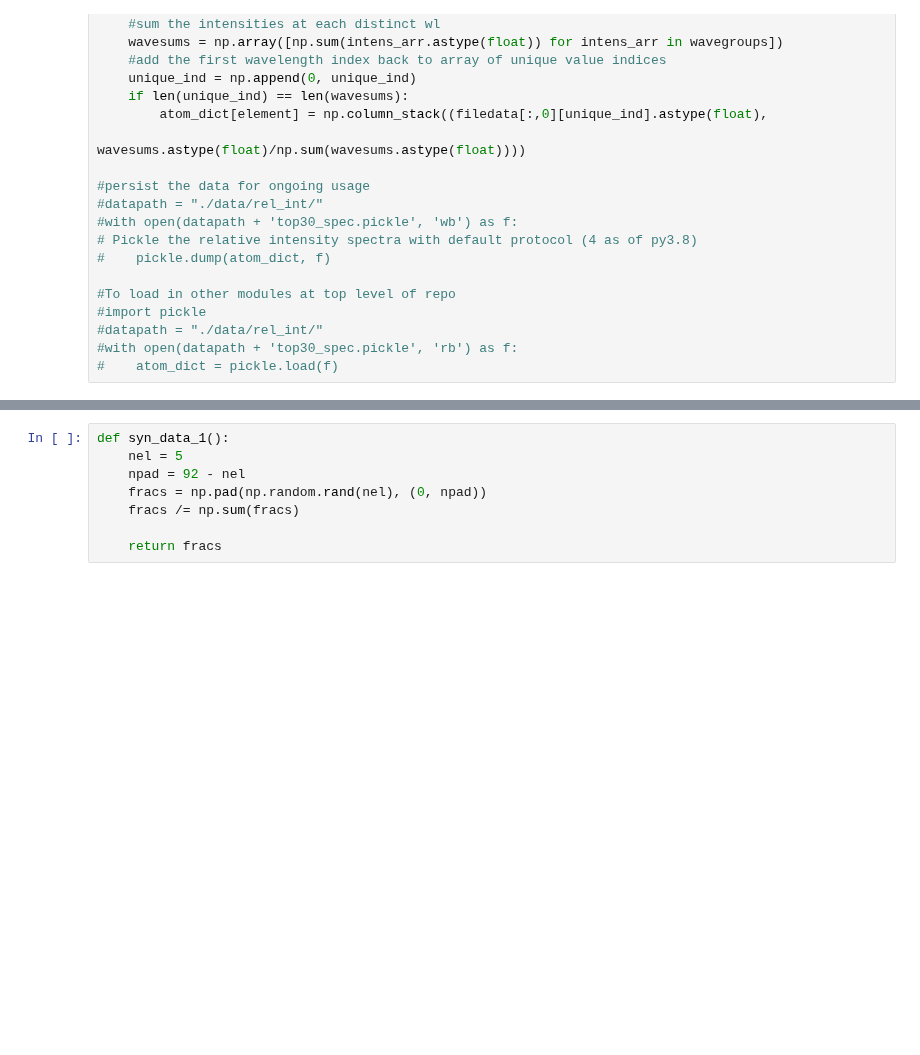
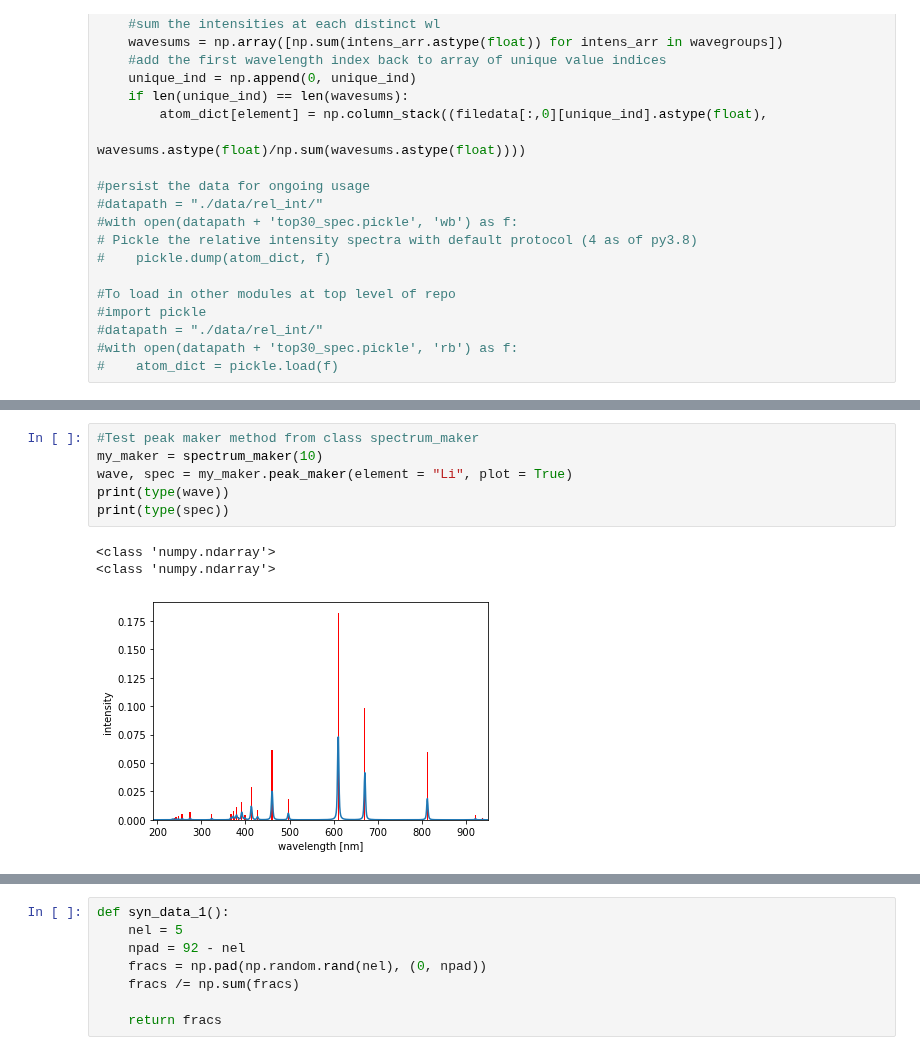
Before and after one commit to MWhitta/phaseMAP, a Jupyter notebook: LIBS_Training.ipynb, the cells around one changed output, grey strips where cells are left out. Saved outputs shown, nothing was run; the diff lists cells and outputs as text; blank space fills up the shorter version.

Commit message:
refactor class init, add peak_maker refactor make_spectra methods

```diff
--- a/LIBS_Training.ipynb
+++ b/LIBS_Training.ipynb
@@ -305,3 +307,13 @@ class spectrum_maker():
         bv_data = torch.Tensor(bv_data)
 
         return wave, bt_data, bv_data
+# %%
+#Test peak maker method from class spectrum_maker
+my_maker = spectrum_maker(10)
+wave, spec = my_maker.peak_maker(element = "Li", plot = True)
+print(type(wave))
+print(type(spec))
+# %% [output]
+<class 'numpy.ndarray'>
+<class 'numpy.ndarray'>
+[figure, added]
```
Also changed, not shown: parts of 5 cells of this notebook.
